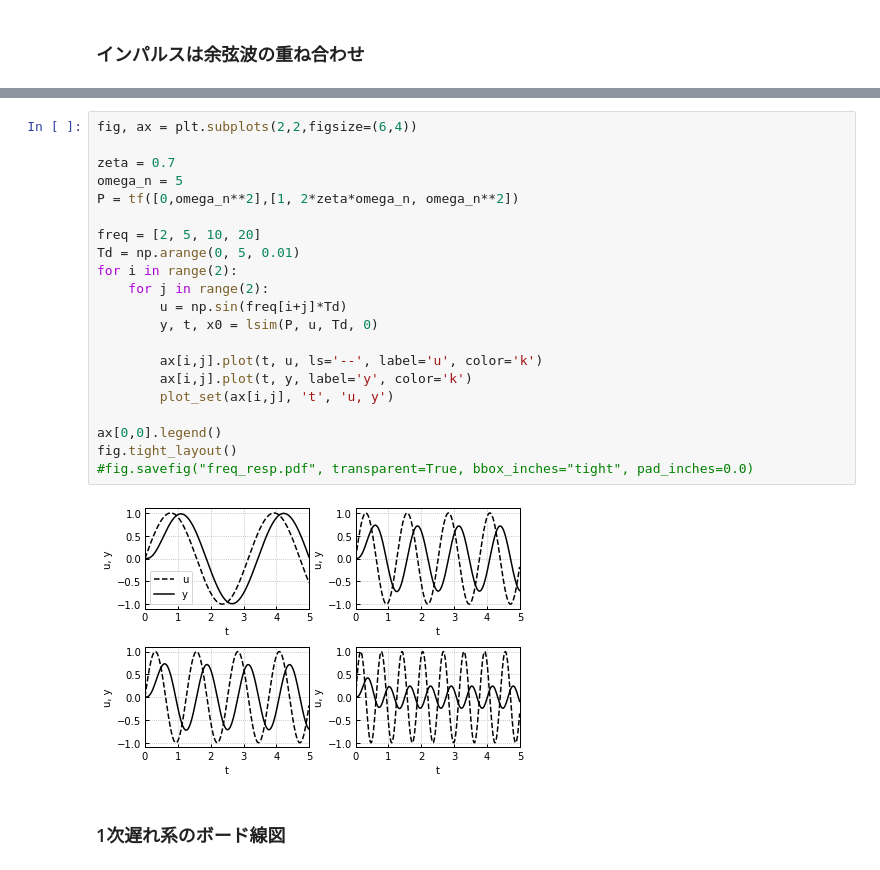
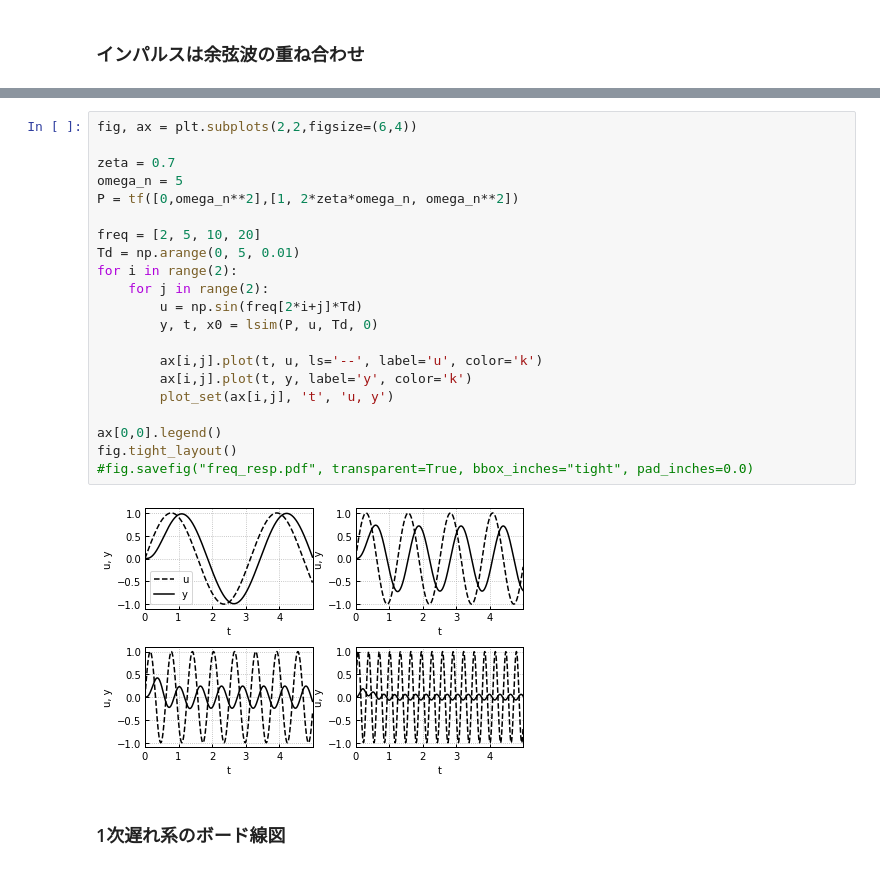
Before and after one commit to 373yuki/pyctrl, a Jupyter notebook: chap4.ipynb, the cells around one changed output, grey strips where cells are left out. Saved outputs shown, nothing was run; the diff lists cells and outputs as text.

```diff
--- a/chap4.ipynb
+++ b/chap4.ipynb
@@ -637,26 +635,26 @@ fig.tight_layout()
 # %%
 fig, ax = plt.subplots(2,2,figsize=(6,4))
 
 zeta = 0.7
 omega_n = 5
 P = tf([0,omega_n**2],[1, 2*zeta*omega_n, omega_n**2])
 
 freq = [2, 5, 10, 20]
 Td = np.arange(0, 5, 0.01)
 for i in range(2):
     for j in range(2):
-        u = np.sin(freq[i+j]*Td)
+        u = np.sin(freq[2*i+j]*Td)
         y, t, x0 = lsim(P, u, Td, 0)
 
         ax[i,j].plot(t, u, ls='--', label='u', color='k')
         ax[i,j].plot(t, y, label='y', color='k')
         plot_set(ax[i,j], 't', 'u, y')
 
 ax[0,0].legend()
 fig.tight_layout()
 #fig.savefig("freq_resp.pdf", transparent=True, bbox_inches="tight", pad_inches=0.0)
 # %% [output]
-[figure, old version]
+[figure, new version]
 # %% [markdown]
 ### 1次遅れ系のボード線図
 # %%
```
Also changed, not shown: parts of 12 cells of this notebook.
